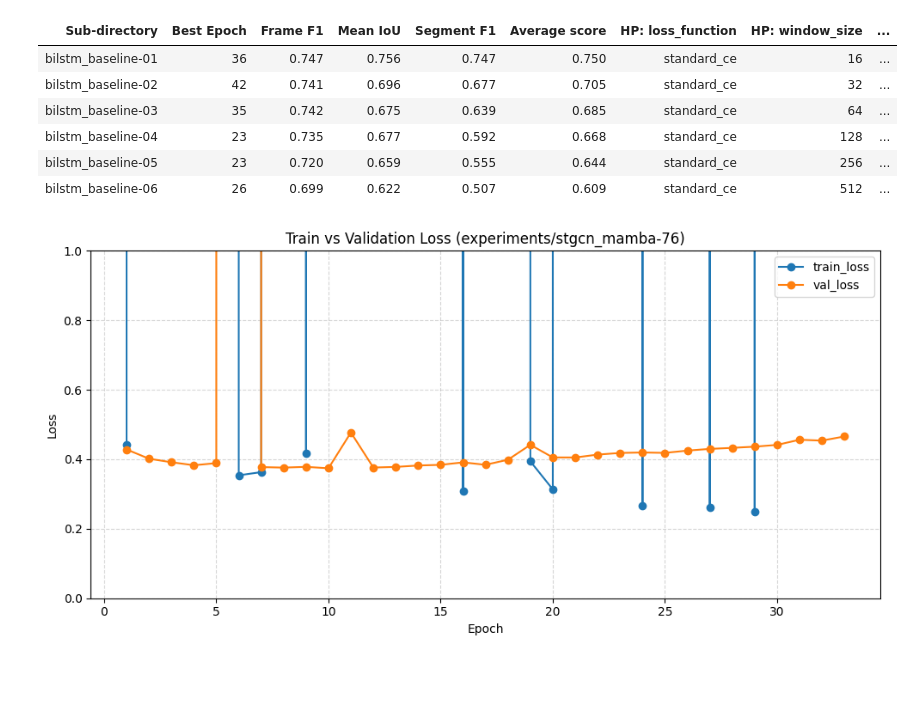
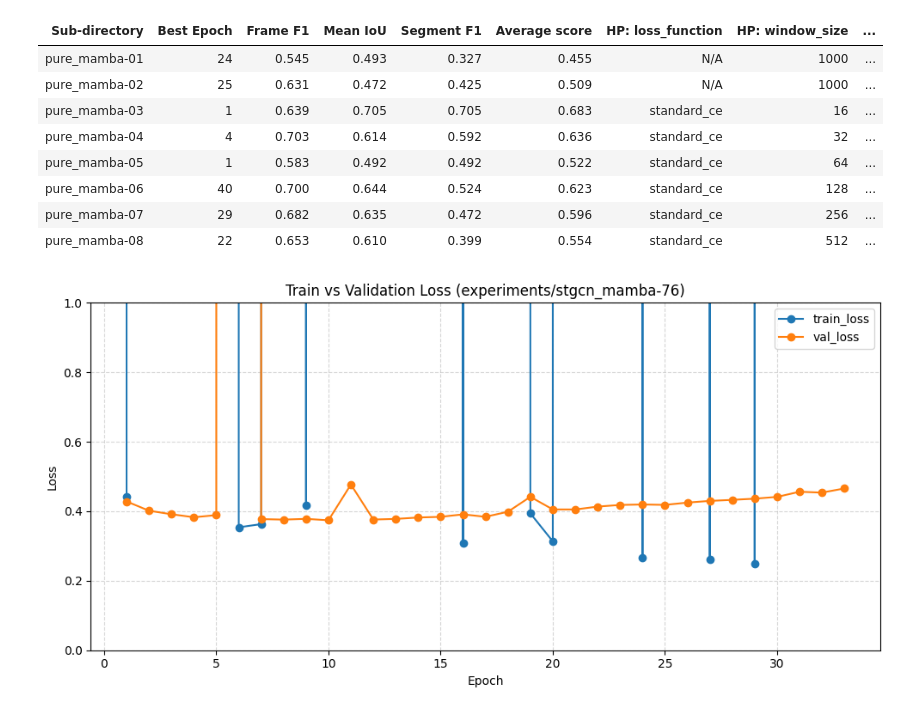
Before and after one commit to genkimats/Sign-Segmentation, a Jupyter notebook: tools.ipynb, the cells around one changed output. Drawn from its saved outputs; the diff is of its cells as text; code cells hidden in the pictures; blank space fills up the shorter version.

```diff
--- a/tools.ipynb
+++ b/tools.ipynb
@@ -99,10 +98,12 @@ experiments_dir = "experiments"
 # --- FILTER OPTIONS ---
 # Put the exact model_name you want to filter by (e.g., "stgcn_mamba", "bimamba").
 # If you want to process ALL directories, leave this as None.
-target_model_name = "stgcn_bilstm"
+target_model_name = "pure_mamba"  # Set to None to process all directories
 
 # --- NEW: MULTIPLE HYPERPARAMETERS DISPLAY OPTION ---
 target_hyperparameters = ["loss_function", "window_size", "overlap", "tolerance_window", "learning_rate", "description"]
+
+#region
 
 # --- HIGHLIGHT SPECIFIC SUB-DIRECTORIES ---
 highlight_subdirectories = [
@@ -247,39 +248,42 @@ if not results_df.empty:
             def highlight_selected(row):
                 return [
                     f"background-color: {highlighted_row_color}" if row["Sub-directory"] in highlight_set else ""
                     for _ in row
                 ]
             styled_df = styled_df.apply(highlight_selected, axis=1)
 
         styled_df = styled_df.applymap(score_style, subset=['Average score'])
         styled_df = styled_df.applymap(lambda value: score_style(value, hue=0), subset=['Frame F1', 'Mean IoU', 'Segment F1'])
         display(styled_df)
     except AttributeError:
         # Pandas < 1.4.0
         styled_df = results_df.style.hide_index()
 
         if highlight_subdirectories:
             highlight_set = set(highlight_subdirectories)
             def highlight_selected(row):
                 return [
                     f"background-color: {highlighted_row_color}" if row["Sub-directory"] in highlight_set else ""
                     for _ in row
                 ]
             styled_df = styled_df.apply(highlight_selected, axis=1)
 
         styled_df = styled_df.applymap(score_style, subset=['Average score'])
         styled_df = styled_df.applymap(lambda value: score_style(value, hue=0), subset=['Frame F1', 'Mean IoU', 'Segment F1'])
         display(styled_df)
 else:
     print("No results found. Either the directory is empty, or no folders matched your criteria.")
+#endregion
 # %% [output]
 | Sub-directory | Best Epoch | Frame F1 | Mean IoU | Segment F1 | Average score | HP: loss_function | HP: window_size | ... |
-| bilstm_baseline-01 | 36 | 0.747 | 0.756 | 0.747 | 0.750 | standard_ce | 16 | ... |
-| bilstm_baseline-02 | 42 | 0.741 | 0.696 | 0.677 | 0.705 | standard_ce | 32 | ... |
-| bilstm_baseline-03 | 35 | 0.742 | 0.675 | 0.639 | 0.685 | standard_ce | 64 | ... |
-| bilstm_baseline-04 | 23 | 0.735 | 0.677 | 0.592 | 0.668 | standard_ce | 128 | ... |
-| bilstm_baseline-05 | 23 | 0.720 | 0.659 | 0.555 | 0.644 | standard_ce | 256 | ... |
-| bilstm_baseline-06 | 26 | 0.699 | 0.622 | 0.507 | 0.609 | standard_ce | 512 | ... |
+| pure_mamba-01 | 24 | 0.545 | 0.493 | 0.327 | 0.455 | N/A | 1000 | ... |
+| pure_mamba-02 | 25 | 0.631 | 0.472 | 0.425 | 0.509 | N/A | 1000 | ... |
+| pure_mamba-03 | 1 | 0.639 | 0.705 | 0.705 | 0.683 | standard_ce | 16 | ... |
+| pure_mamba-04 | 4 | 0.703 | 0.614 | 0.592 | 0.636 | standard_ce | 32 | ... |
+| pure_mamba-05 | 1 | 0.583 | 0.492 | 0.492 | 0.522 | standard_ce | 64 | ... |
+| pure_mamba-06 | 40 | 0.700 | 0.644 | 0.524 | 0.623 | standard_ce | 128 | ... |
+| pure_mamba-07 | 29 | 0.682 | 0.635 | 0.472 | 0.596 | standard_ce | 256 | ... |
+| pure_mamba-08 | 22 | 0.653 | 0.610 | 0.399 | 0.554 | standard_ce | 512 | ... |
 # %%
 # Select the specific experiment sub-directory to plot
 selected_subdir = os.path.join("experiments", "stgcn_mamba-76")
```
Also changed, not shown: parts of 1 cell of this notebook, 3 other files.
